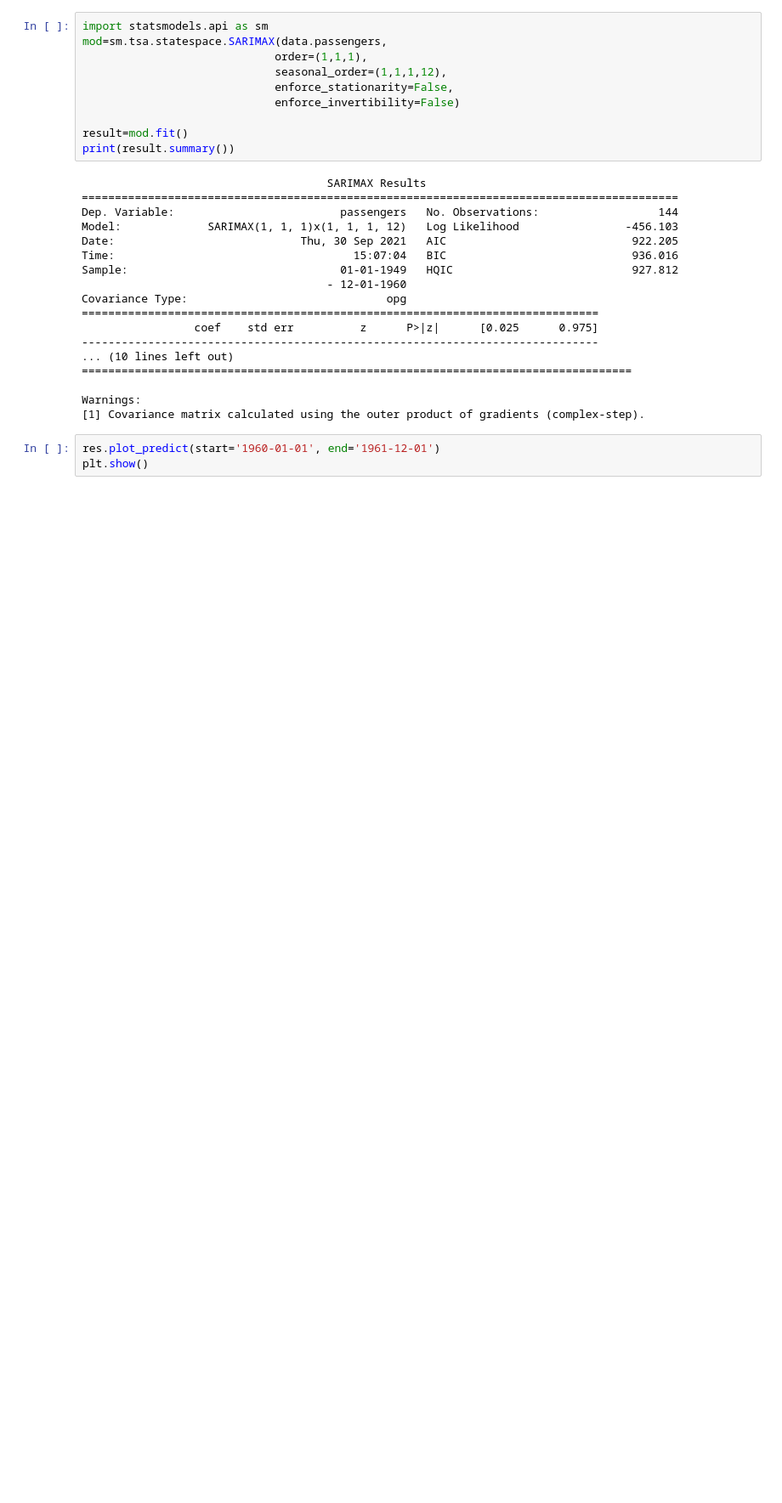
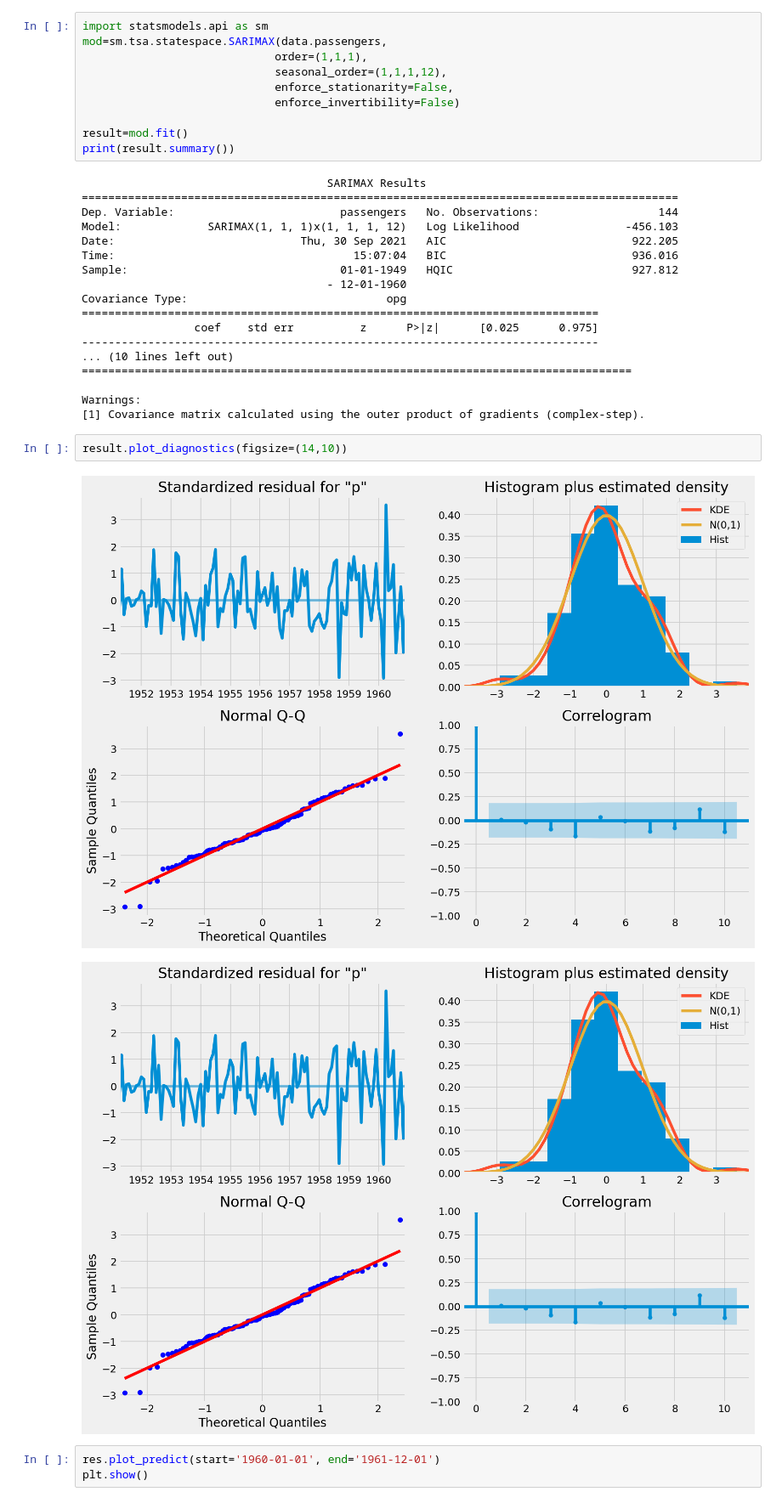
Before and after one commit to maodo86/mon-application, a Jupyter notebook: ARIMA_SARIMA_pyhton_apprentissage.ipynb, the cells around one changed output. Shown at 85% size. Drawn from its saved outputs; the diff is of its cells as text; blank space fills up the shorter version.

```diff
--- a/ARIMA_SARIMA_pyhton_apprentissage.ipynb
+++ b/ARIMA_SARIMA_pyhton_apprentissage.ipynb
@@ -239,6 +239,11 @@ Covariance Type:                              opg
 
 Warnings:
 [1] Covariance matrix calculated using the outer product of gradients (complex-step).
+# %%
+result.plot_diagnostics(figsize=(14,10))
+# %% [output]
+[figure, added]
+[figure, added]
 # %%
 res.plot_predict(start='1960-01-01', end='1961-12-01')
 plt.show()
```
